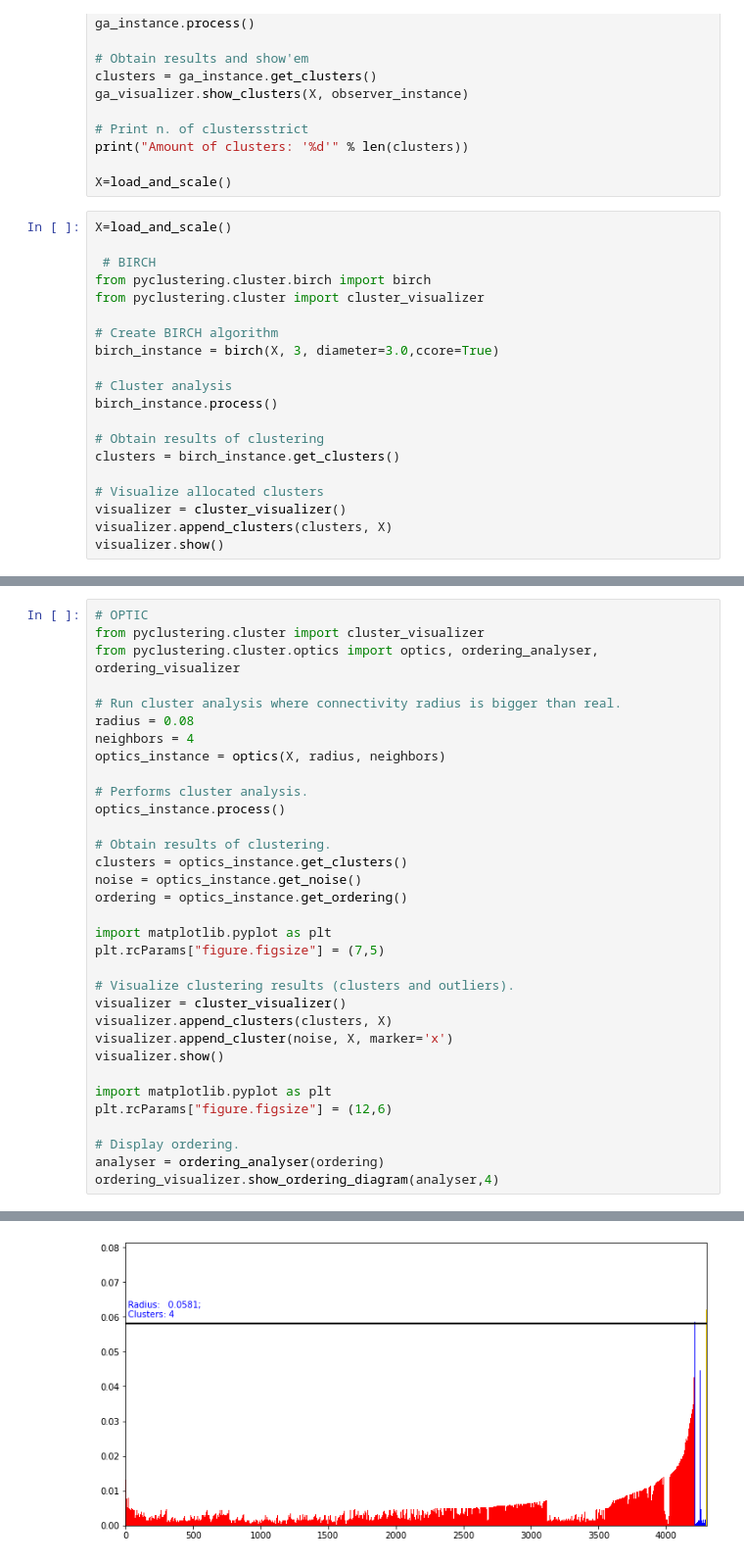
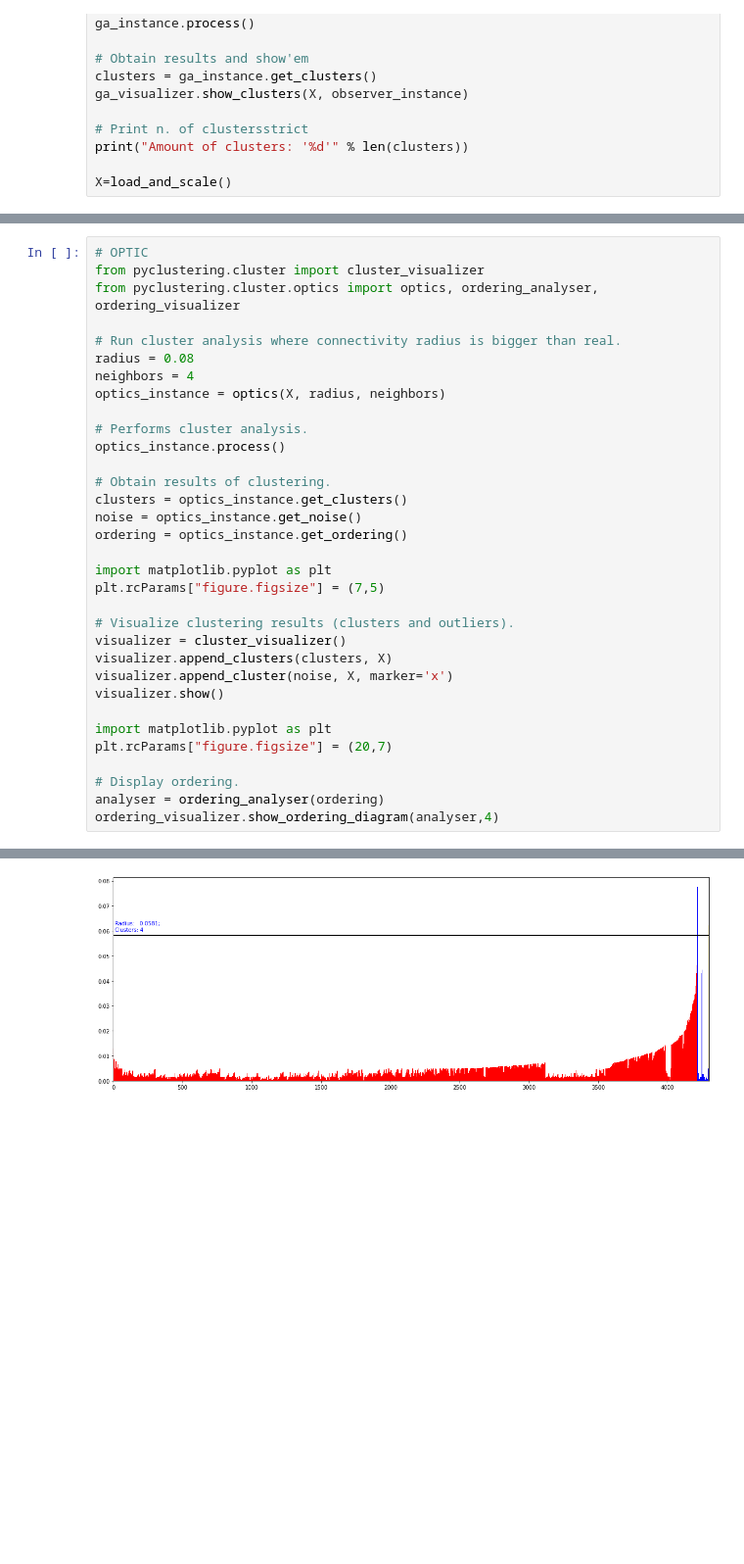
Before and after one commit to CoffeeStraw/Store-Customers-Analysis, a Jupyter notebook: project/DM_25_TASK2/03_clustering_pt4.ipynb, the cells around one changed output, grey strips where cells are left out. Shown at 98% size. Saved outputs shown, nothing was run; the diff lists cells and outputs as text; blank space fills up the shorter version.

```diff
--- a/project/DM_25_TASK2/03_clustering_pt4.ipynb
+++ b/project/DM_25_TASK2/03_clustering_pt4.ipynb
@@ -163,23 +151,3 @@ ga_visualizer.show_clusters(X, observer_instance)
 print("Amount of clusters: '%d'" % len(clusters))
 
 X=load_and_scale()
-# %%
-X=load_and_scale()
-
- # BIRCH
-from pyclustering.cluster.birch import birch
-from pyclustering.cluster import cluster_visualizer
-
-# Create BIRCH algorithm
-birch_instance = birch(X, 3, diameter=3.0,ccore=True)
-
-# Cluster analysis
-birch_instance.process()
-
-# Obtain results of clustering
-clusters = birch_instance.get_clusters()
-
-# Visualize allocated clusters
-visualizer = cluster_visualizer()
-visualizer.append_clusters(clusters, X)
-visualizer.show()
@@ -192,32 +158,32 @@ from pyclustering.cluster.optics import optics, ordering_analyser, ordering_visu
 
 # Run cluster analysis where connectivity radius is bigger than real.
 radius = 0.08
 neighbors = 4
 optics_instance = optics(X, radius, neighbors)
 
 # Performs cluster analysis.
 optics_instance.process()
 
 # Obtain results of clustering.
 clusters = optics_instance.get_clusters()
 noise = optics_instance.get_noise()
 ordering = optics_instance.get_ordering()
 
 import matplotlib.pyplot as plt
 plt.rcParams["figure.figsize"] = (7,5)
 
 # Visualize clustering results (clusters and outliers).
 visualizer = cluster_visualizer()
 visualizer.append_clusters(clusters, X)
 visualizer.append_cluster(noise, X, marker='x')
 visualizer.show()
 
 import matplotlib.pyplot as plt
-plt.rcParams["figure.figsize"] = (12,6)
+plt.rcParams["figure.figsize"] = (20,7)
 
 # Display ordering.
 analyser = ordering_analyser(ordering)
 ordering_visualizer.show_ordering_diagram(analyser,4)
 # %% [output]
 [figure]
-[figure, old version]
+[figure, new version]
```
Also changed, not shown: parts of 3 cells of this notebook.
